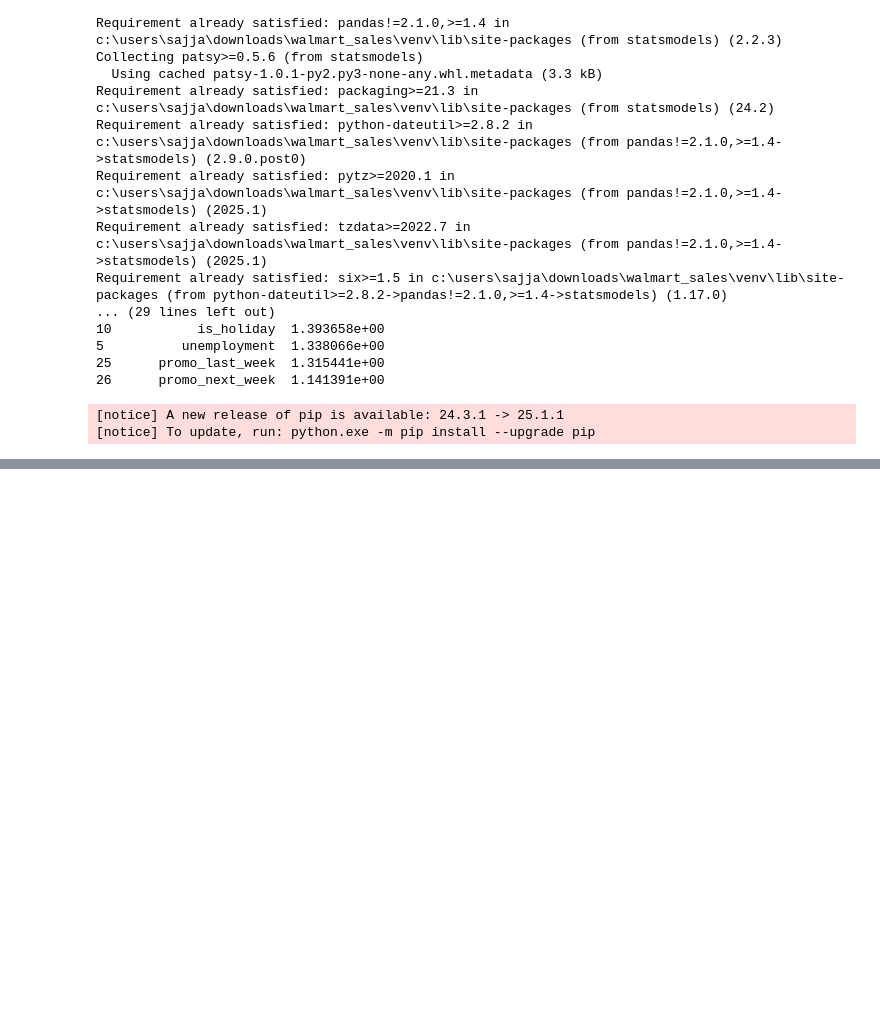
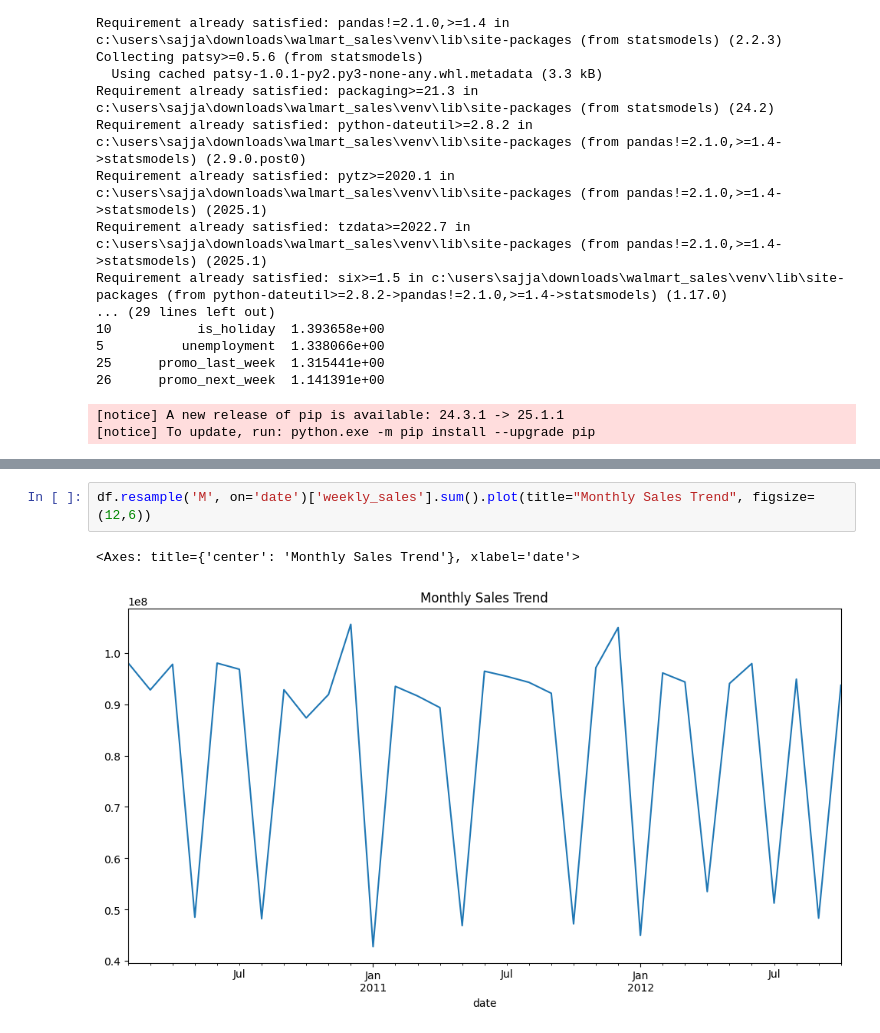
Before and after one commit to Santhosh-Dawre/Walmart_Sales_Prediction, a Jupyter notebook: notebooks/EDA_Analysis.ipynb, the cells around one changed output, grey strips where cells are left out. Cells and saved outputs as stored; diff of their text form; blank space fills up the shorter version.

```diff
--- a/notebooks/EDA_Analysis.ipynb
+++ b/notebooks/EDA_Analysis.ipynb
@@ -345,0 +407,5 @@ Requirement already satisfied: six>=1.5 in c:\users\sajja\downloads\walmart_sale
+# %%
+df.resample('M', on='date')['weekly_sales'].sum().plot(title="Monthly Sales Trend", figsize=(12,6))
+# %% [output]
+<Axes: title={'center': 'Monthly Sales Trend'}, xlabel='date'>
+[figure, added]
```
Also changed, not shown: parts of 20 cells of this notebook, 1 other file.
